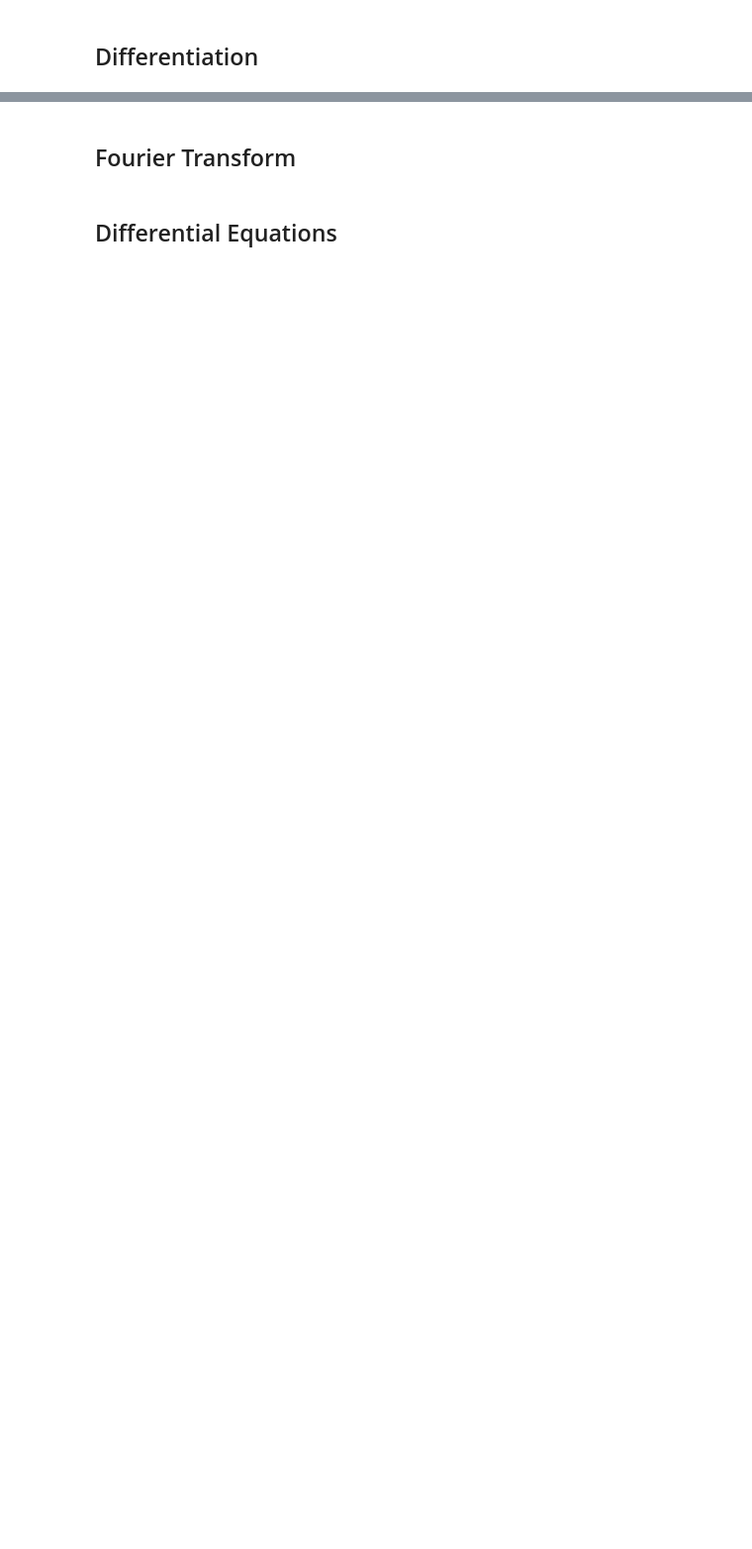
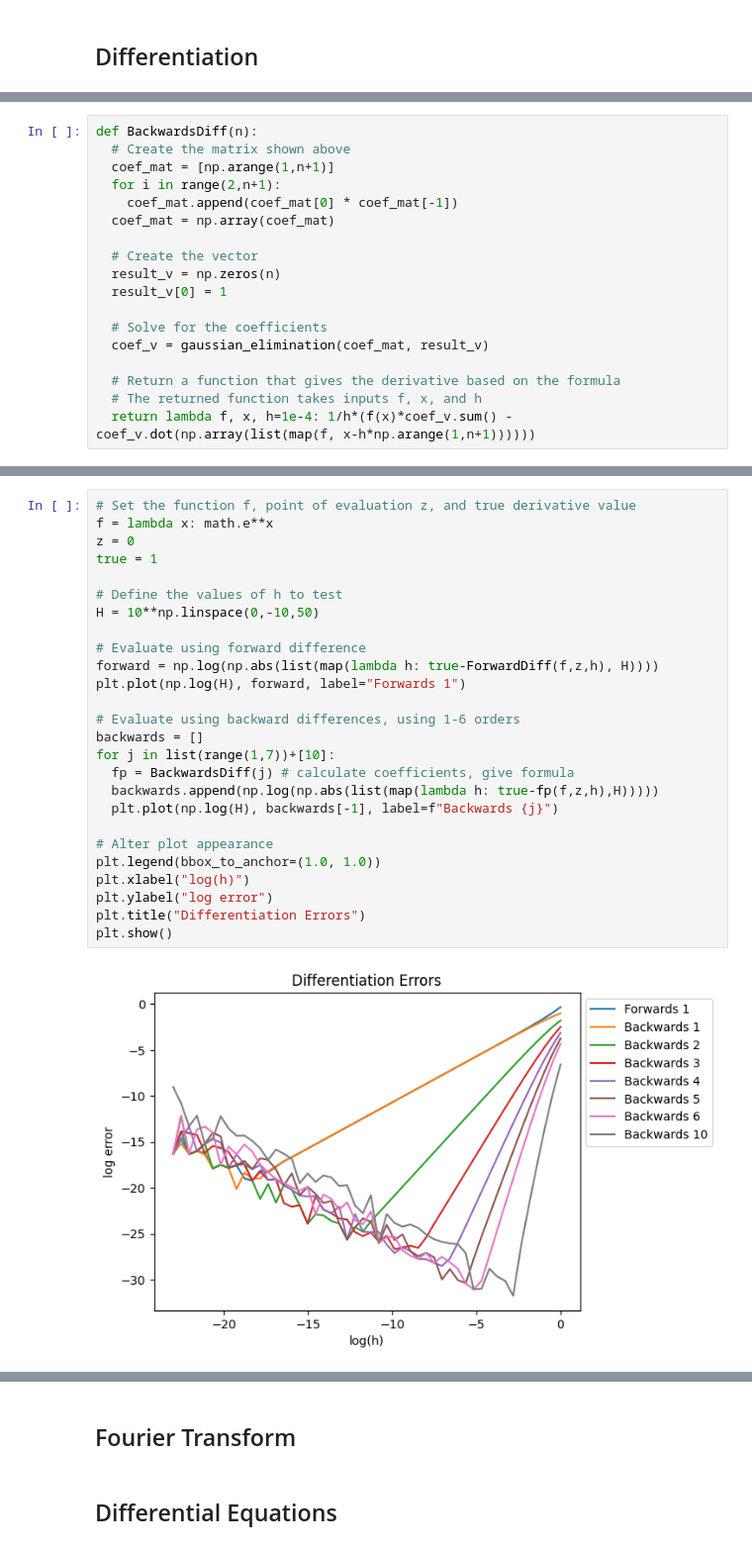
Before and after one commit to WFirmin/Math, a Jupyter notebook: Math.ipynb, the cells around one changed output, grey strips where cells are left out. Shown at 99% size. Saved outputs shown, nothing was run; the diff lists cells and outputs as text; blank space fills up the shorter version.

Commit message:
Update using Colaboratory

```diff
--- a/Math.ipynb
+++ b/Math.ipynb
@@ -569,0 +669,18 @@ To be added later
+# %%
+def BackwardsDiff(n):
+  # Create the matrix shown above
+  coef_mat = [np.arange(1,n+1)]
+  for i in range(2,n+1):
+    coef_mat.append(coef_mat[0] * coef_mat[-1])
+  coef_mat = np.array(coef_mat)
+
+  # Create the vector
+  result_v = np.zeros(n)
+  result_v[0] = 1
+
+  # Solve for the coefficients
+  coef_v = gaussian_elimination(coef_mat, result_v)
+
+  # Return a function that gives the derivative based on the formula
+  # The returned function takes inputs f, x, and h
+  return lambda f, x, h=1e-4: 1/h*(f(x)*coef_v.sum() - coef_v.dot(np.array(list(map(f, x-h*np.arange(1,n+1))))))
@@ -569,0 +689,28 @@ To be added later
+# %%
+# Set the function f, point of evaluation z, and true derivative value
+f = lambda x: math.e**x
+z = 0
+true = 1
+
+# Define the values of h to test
+H = 10**np.linspace(0,-10,50)
+
+# Evaluate using forward difference
+forward = np.log(np.abs(list(map(lambda h: true-ForwardDiff(f,z,h), H))))
+plt.plot(np.log(H), forward, label="Forwards 1")
+
+# Evaluate using backward differences, using 1-6 orders
+backwards = []
+for j in list(range(1,7))+[10]:
+  fp = BackwardsDiff(j) # calculate coefficients, give formula
+  backwards.append(np.log(np.abs(list(map(lambda h: true-fp(f,z,h),H)))))
+  plt.plot(np.log(H), backwards[-1], label=f"Backwards {j}")
+
+# Alter plot appearance
+plt.legend(bbox_to_anchor=(1.0, 1.0))
+plt.xlabel("log(h)")
+plt.ylabel("log error")
+plt.title("Differentiation Errors")
+plt.show()
+# %% [output]
+[figure, added]
```
Also changed, not shown: parts of 28 cells of this notebook.
